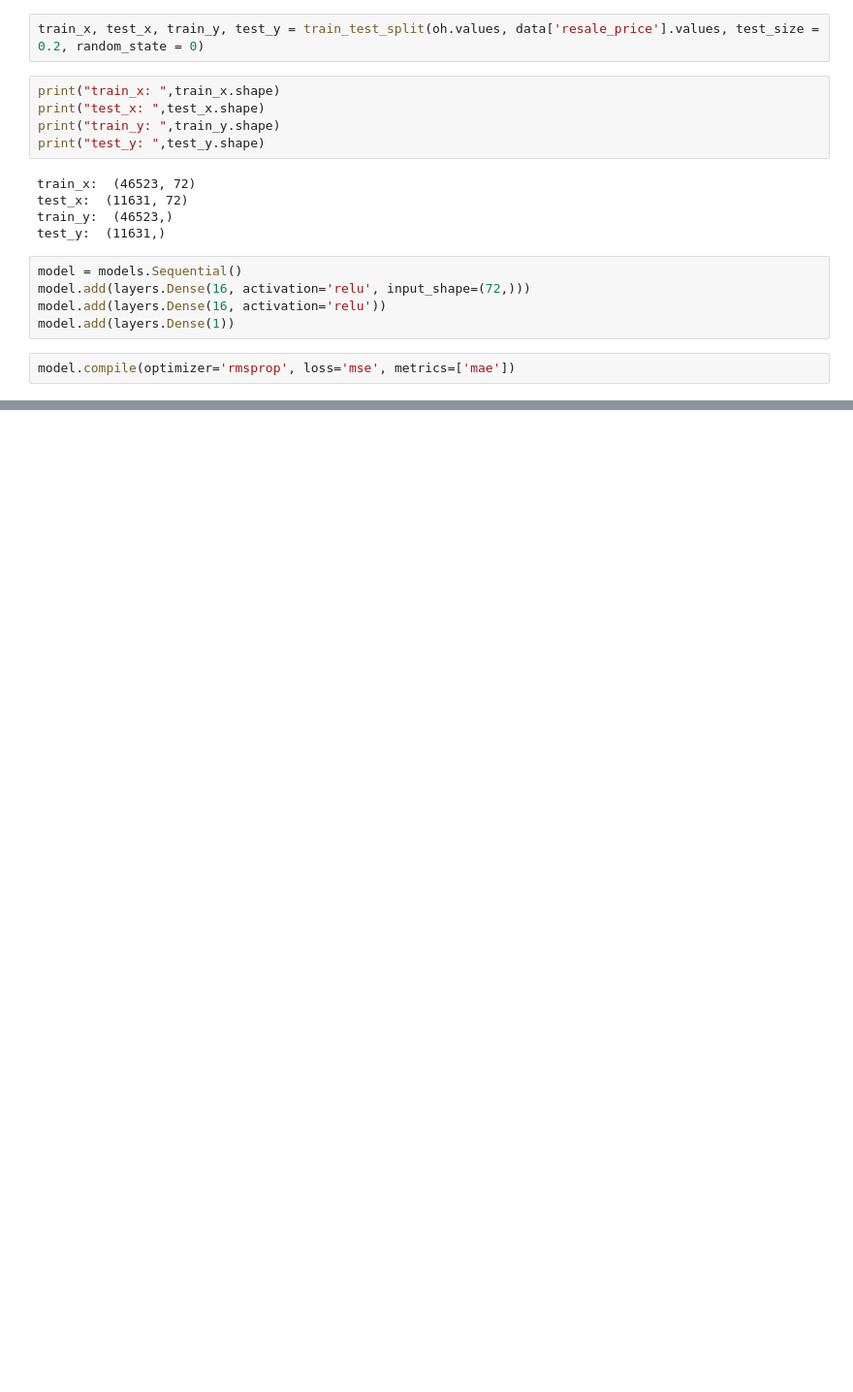
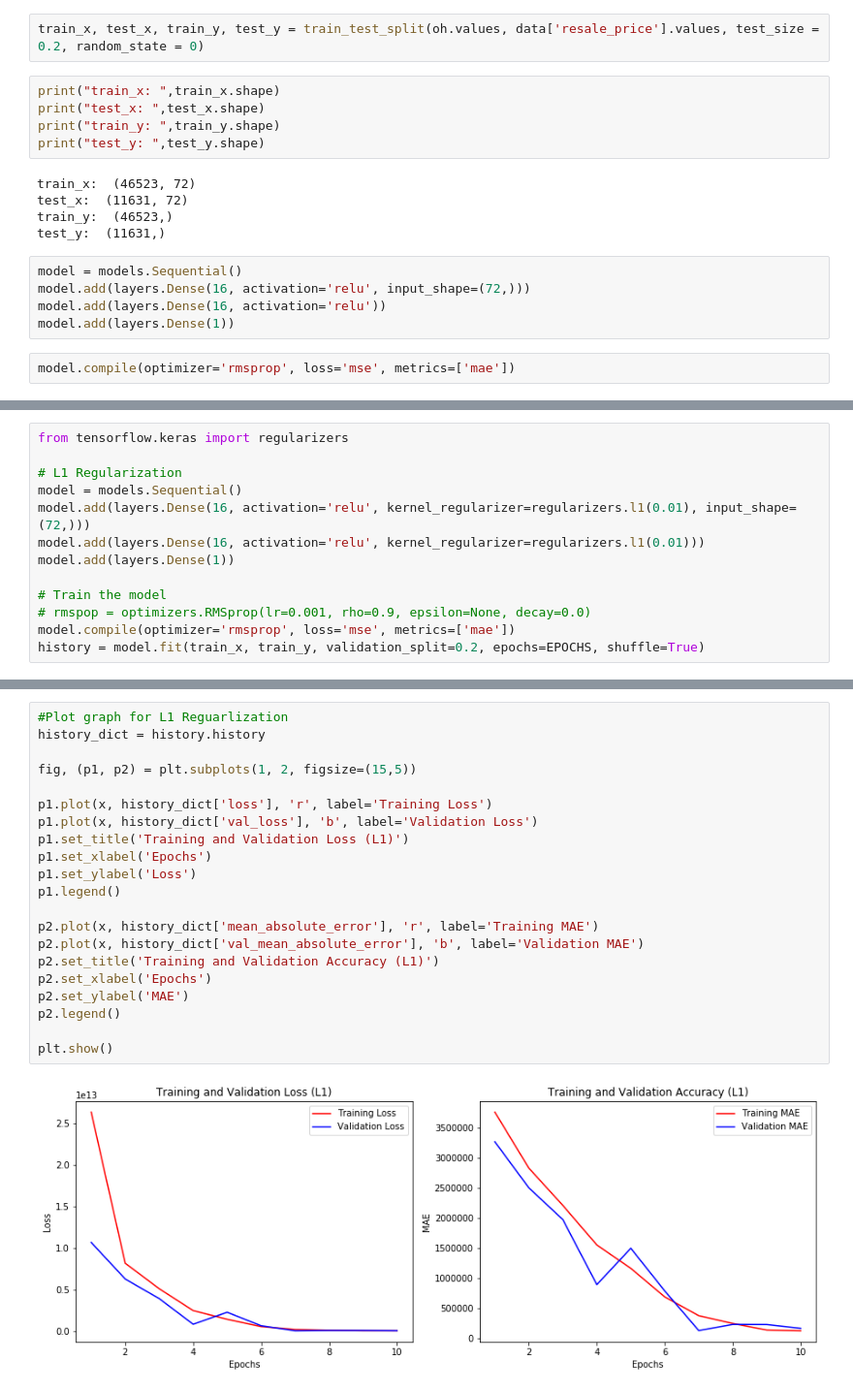
Before and after one commit to jasins25/hdb_price_prediction, a Jupyter notebook: hdb_price_prediction.ipynb, the cells around one changed output, grey strips where cells are left out. Shown at 97% size. Cells and saved outputs as stored; diff of their text form; blank space fills up the shorter version.

```diff
--- a/hdb_price_prediction.ipynb
+++ b/hdb_price_prediction.ipynb
@@ -220,0 +140,13 @@ plt.show()
+# %%
+from tensorflow.keras import regularizers
+
+# L1 Regularization
+model = models.Sequential()
+model.add(layers.Dense(16, activation='relu', kernel_regularizer=regularizers.l1(0.01), input_shape=(72,)))
+model.add(layers.Dense(16, activation='relu', kernel_regularizer=regularizers.l1(0.01)))
+model.add(layers.Dense(1))
+
+# Train the model
+# rmspop = optimizers.RMSprop(lr=0.001, rho=0.9, epsilon=None, decay=0.0)
+model.compile(optimizer='rmsprop', loss='mse', metrics=['mae'])
+history = model.fit(train_x, train_y, validation_split=0.2, epochs=EPOCHS, shuffle=True)
@@ -220,0 +171,23 @@ plt.show()
+# %%
+#Plot graph for L1 Reguarlization
+history_dict = history.history
+
+fig, (p1, p2) = plt.subplots(1, 2, figsize=(15,5))
+
+p1.plot(x, history_dict['loss'], 'r', label='Training Loss')
+p1.plot(x, history_dict['val_loss'], 'b', label='Validation Loss')
+p1.set_title('Training and Validation Loss (L1)')
+p1.set_xlabel('Epochs')
+p1.set_ylabel('Loss')
+p1.legend()
+
+p2.plot(x, history_dict['mean_absolute_error'], 'r', label='Training MAE')
+p2.plot(x, history_dict['val_mean_absolute_error'], 'b', label='Validation MAE')
+p2.set_title('Training and Validation Accuracy (L1)')
+p2.set_xlabel('Epochs')
+p2.set_ylabel('MAE')
+p2.legend()
+
+plt.show()
+# %% [output]
+[figure, added]
```
Also changed, not shown: parts of 20 cells of this notebook.
